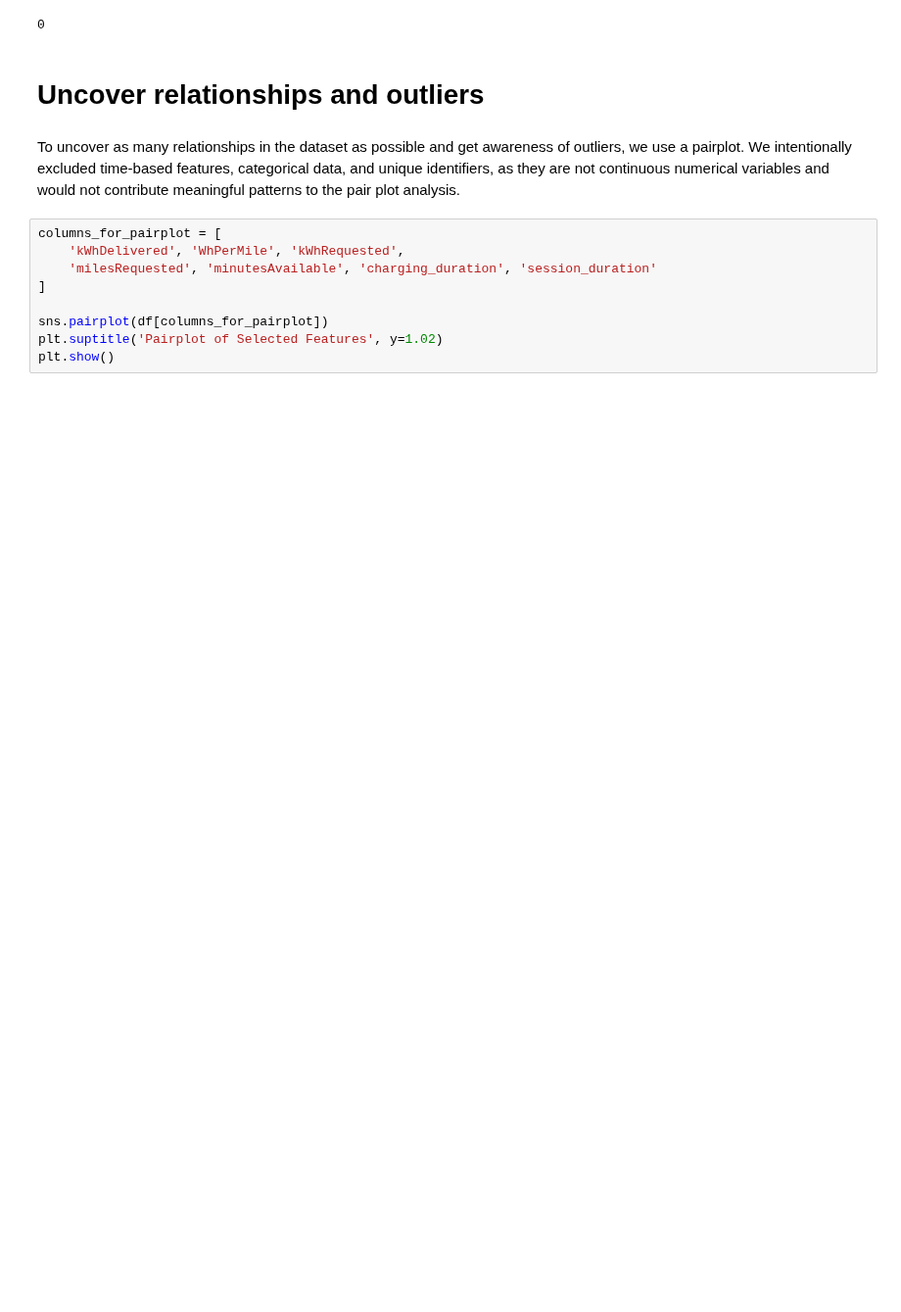
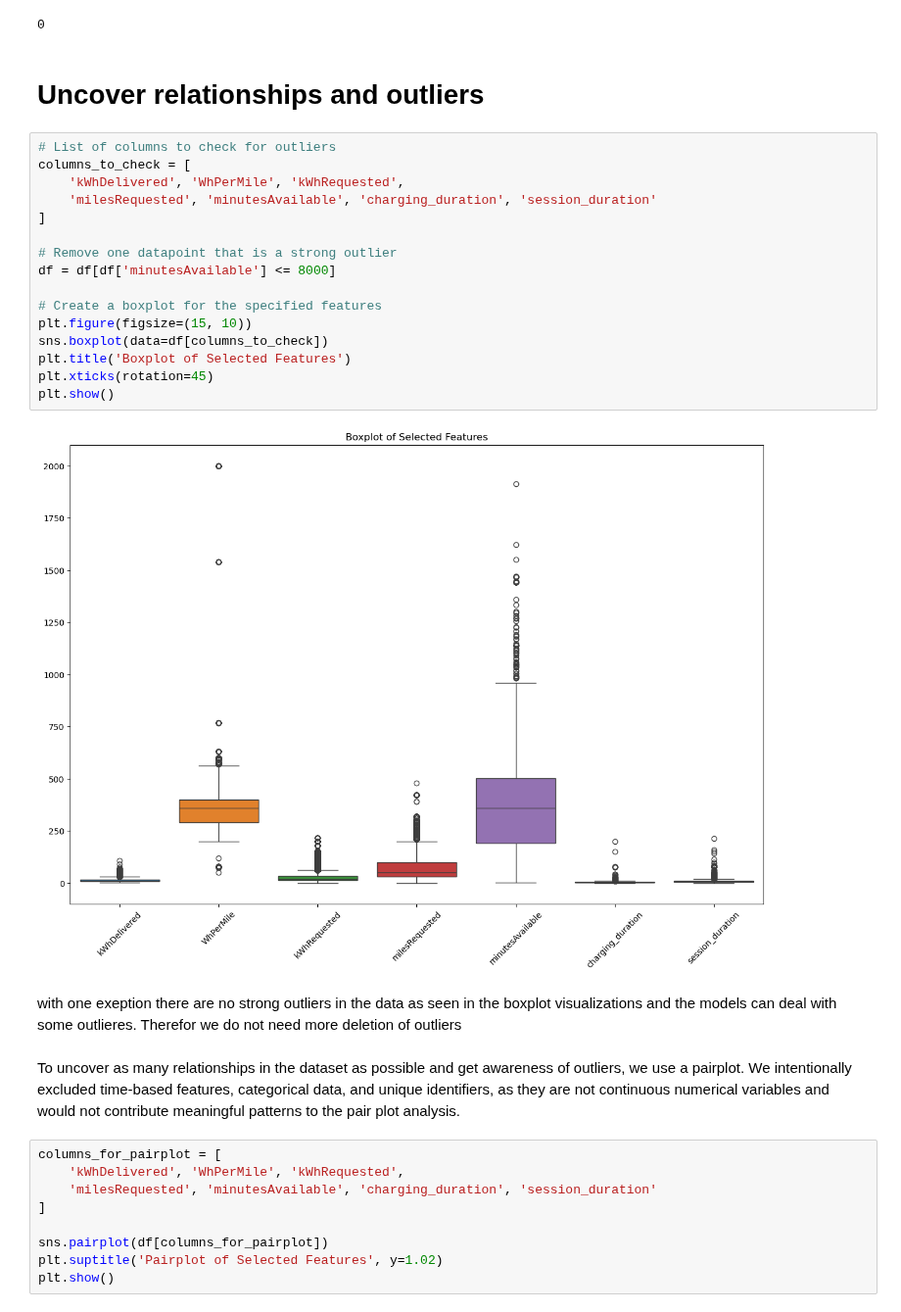
Before and after one commit to helloworldfromleo/AA, a Jupyter notebook: 01_Data_Preparation.ipynb, the cells around one changed output. Shown at 98% size. Cells and saved outputs as stored; diff of their text form; blank space fills up the shorter version.

Commit message:
boxplots  for outlier detection

```diff
--- a/01_Data_Preparation.ipynb
+++ b/01_Data_Preparation.ipynb
@@ -168,6 +175,26 @@ memory usage: 9.5+ MB
 0
 # %% [markdown]
 # Uncover relationships and outliers
+# %%
+# List of columns to check for outliers
+columns_to_check = [
+    'kWhDelivered', 'WhPerMile', 'kWhRequested',
+    'milesRequested', 'minutesAvailable', 'charging_duration', 'session_duration'
+]
+
+# Remove one datapoint that is a strong outlier
+df = df[df['minutesAvailable'] <= 8000]
+
+# Create a boxplot for the specified features
+plt.figure(figsize=(15, 10))
+sns.boxplot(data=df[columns_to_check])
+plt.title('Boxplot of Selected Features')
+plt.xticks(rotation=45)
+plt.show()
+# %% [output]
+[figure, added]
+# %% [markdown]
+with one exeption there are no strong outliers in the data as seen in the boxplot visualizations and the models can deal with some outlieres. Therefor we do not need more deletion of outliers
 # %% [markdown]
 To uncover as many relationships in the dataset as possible and get awareness of outliers, we use a pairplot. We intentionally excluded time-based features, categorical data, and unique identifiers, as they are not continuous numerical variables and would not contribute meaningful patterns to the pair plot analysis.
 # %%
```
Also changed, not shown: parts of 18 cells of this notebook.
